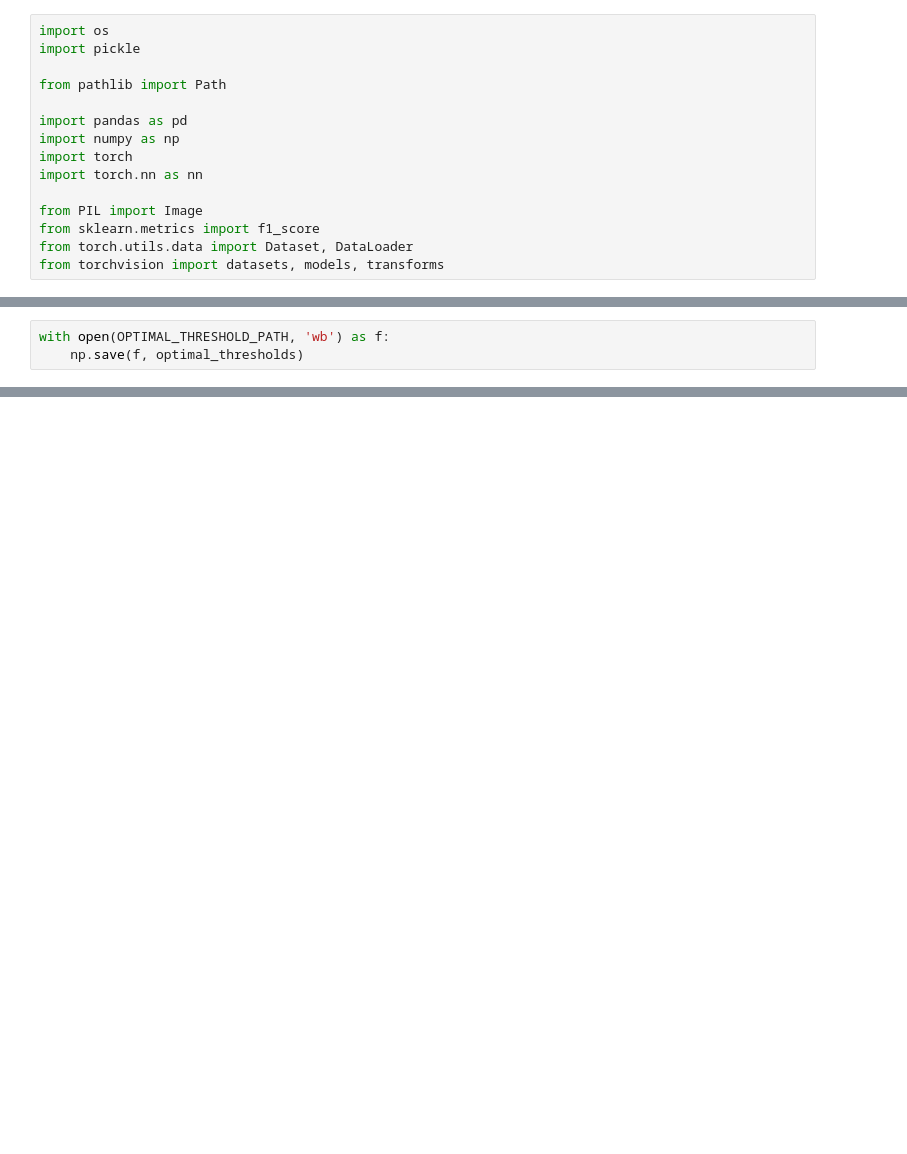
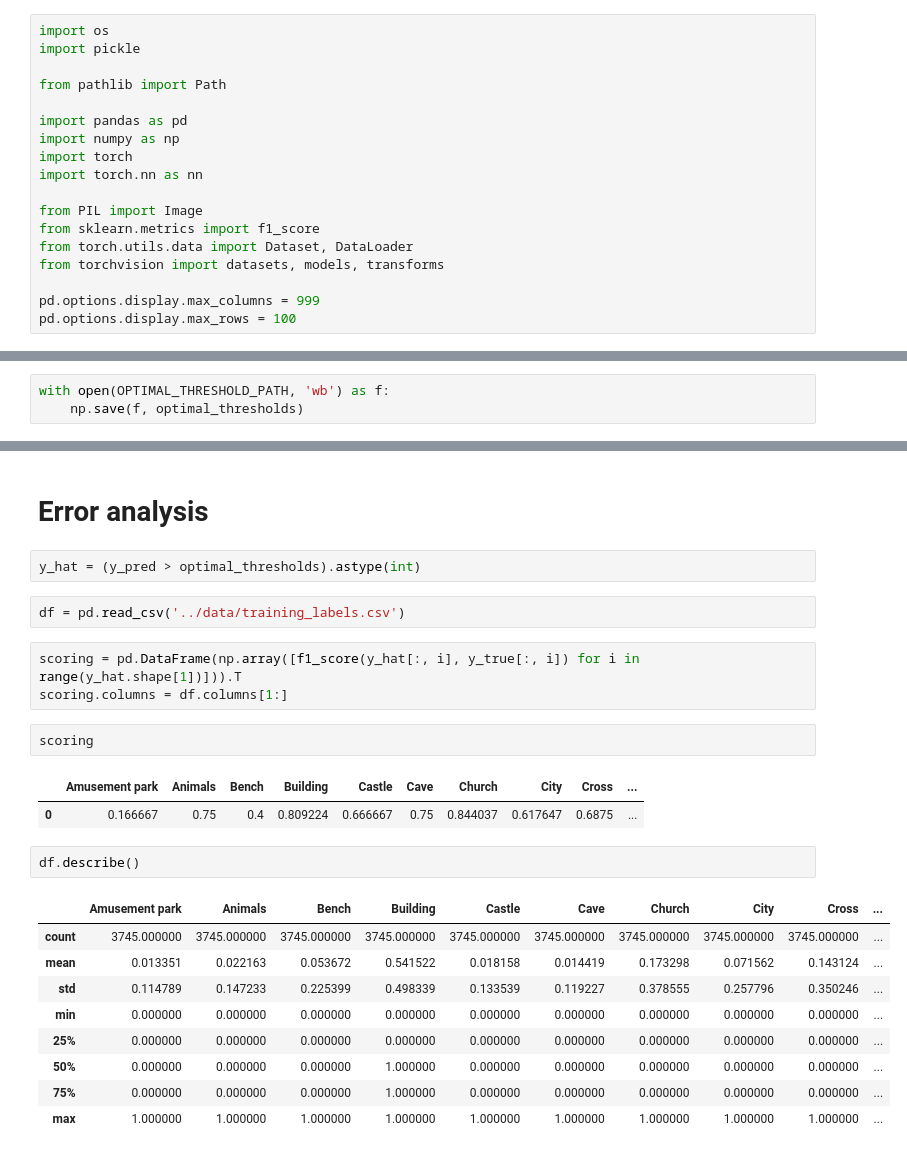
Before and after one commit to KamilZPWr/Skyhack-3, a Jupyter notebook: first-task/notebooks/Patryk-F-Score-optimization.ipynb, the cells around one changed output, grey strips where cells are left out. Cells and saved outputs as stored; diff of their text form; blank space fills up the shorter version.

```diff
--- a/first-task/notebooks/Patryk-F-Score-optimization.ipynb
+++ b/first-task/notebooks/Patryk-F-Score-optimization.ipynb
@@ -13,5 +13,8 @@ from PIL import Image
 from sklearn.metrics import f1_score
 from torch.utils.data import Dataset, DataLoader
 from torchvision import datasets, models, transforms
+
+pd.options.display.max_columns = 999
+pd.options.display.max_rows = 100
 # %%
 ROOT_DIR = '../'
@@ -120,0 +124,26 @@ skyhacks_f1_score((y_pred > optimal_thresholds).astype(int), y_true)
+# %% [markdown]
+# Error analysis
+# %%
+y_hat = (y_pred > optimal_thresholds).astype(int)
+# %%
+df = pd.read_csv('../data/training_labels.csv')
+# %%
+scoring = pd.DataFrame(np.array([f1_score(y_hat[:, i], y_true[:, i]) for i in range(y_hat.shape[1])])).T
+scoring.columns = df.columns[1:]
+# %%
+scoring
+# %% [output]
+|  | Amusement park | Animals | Bench | Building | Castle | Cave | Church | City | Cross | ... |
+| 0 | 0.166667 | 0.75 | 0.4 | 0.809224 | 0.666667 | 0.75 | 0.844037 | 0.617647 | 0.6875 | ... |
+# %%
+df.describe()
+# %% [output]
+|  | Amusement park | Animals | Bench | Building | Castle | Cave | Church | City | Cross | ... |
+| count | 3745.000000 | 3745.000000 | 3745.000000 | 3745.000000 | 3745.000000 | 3745.000000 | 3745.000000 | 3745.000000 | 3745.000000 | ... |
+| mean | 0.013351 | 0.022163 | 0.053672 | 0.541522 | 0.018158 | 0.014419 | 0.173298 | 0.071562 | 0.143124 | ... |
+| std | 0.114789 | 0.147233 | 0.225399 | 0.498339 | 0.133539 | 0.119227 | 0.378555 | 0.257796 | 0.350246 | ... |
+| min | 0.000000 | 0.000000 | 0.000000 | 0.000000 | 0.000000 | 0.000000 | 0.000000 | 0.000000 | 0.000000 | ... |
+| 25% | 0.000000 | 0.000000 | 0.000000 | 0.000000 | 0.000000 | 0.000000 | 0.000000 | 0.000000 | 0.000000 | ... |
+| 50% | 0.000000 | 0.000000 | 0.000000 | 1.000000 | 0.000000 | 0.000000 | 0.000000 | 0.000000 | 0.000000 | ... |
+| 75% | 0.000000 | 0.000000 | 0.000000 | 1.000000 | 0.000000 | 0.000000 | 0.000000 | 0.000000 | 0.000000 | ... |
+| max | 1.000000 | 1.000000 | 1.000000 | 1.000000 | 1.000000 | 1.000000 | 1.000000 | 1.000000 | 1.000000 | ... |
```
Also changed, not shown: parts of 5 cells of this notebook, 10 other files.
